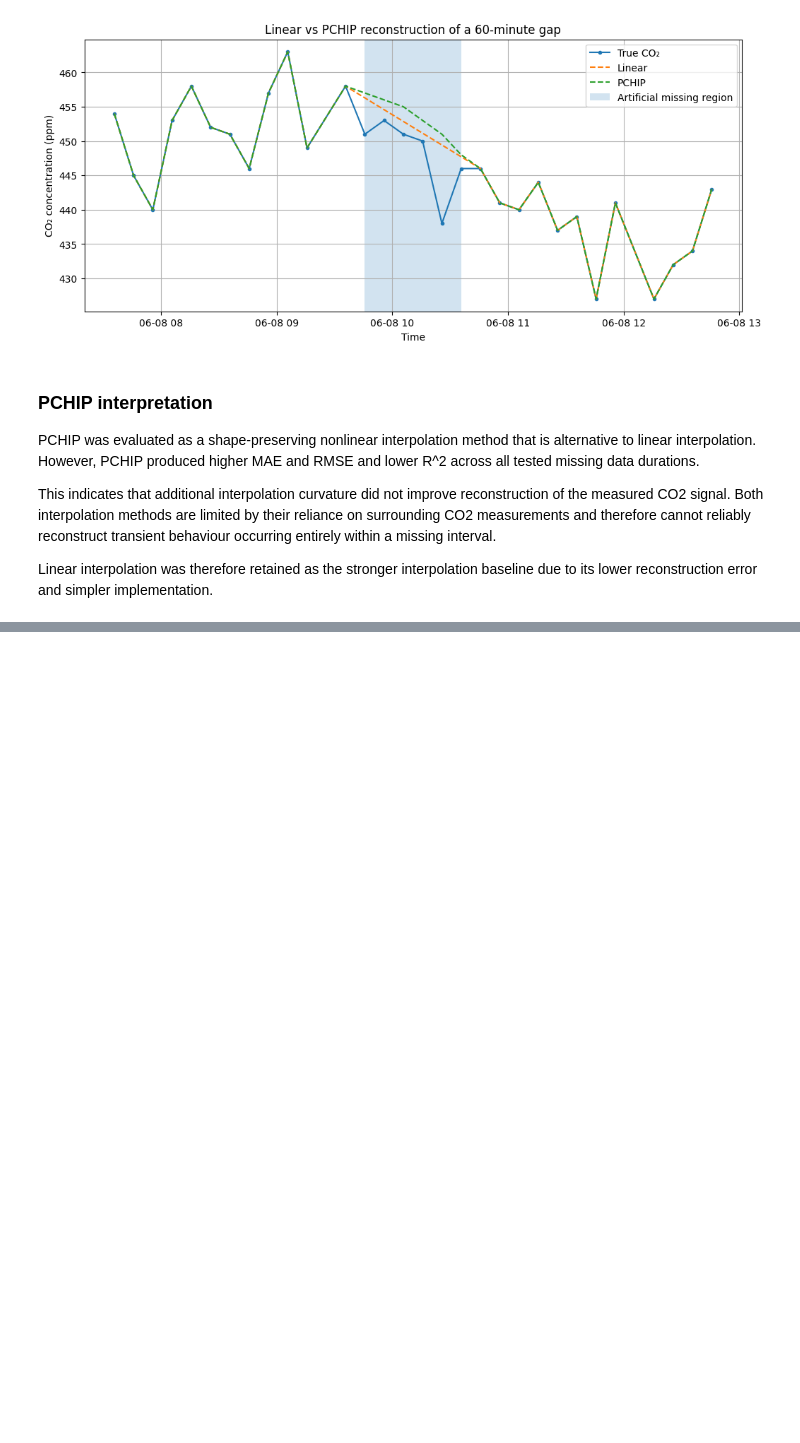
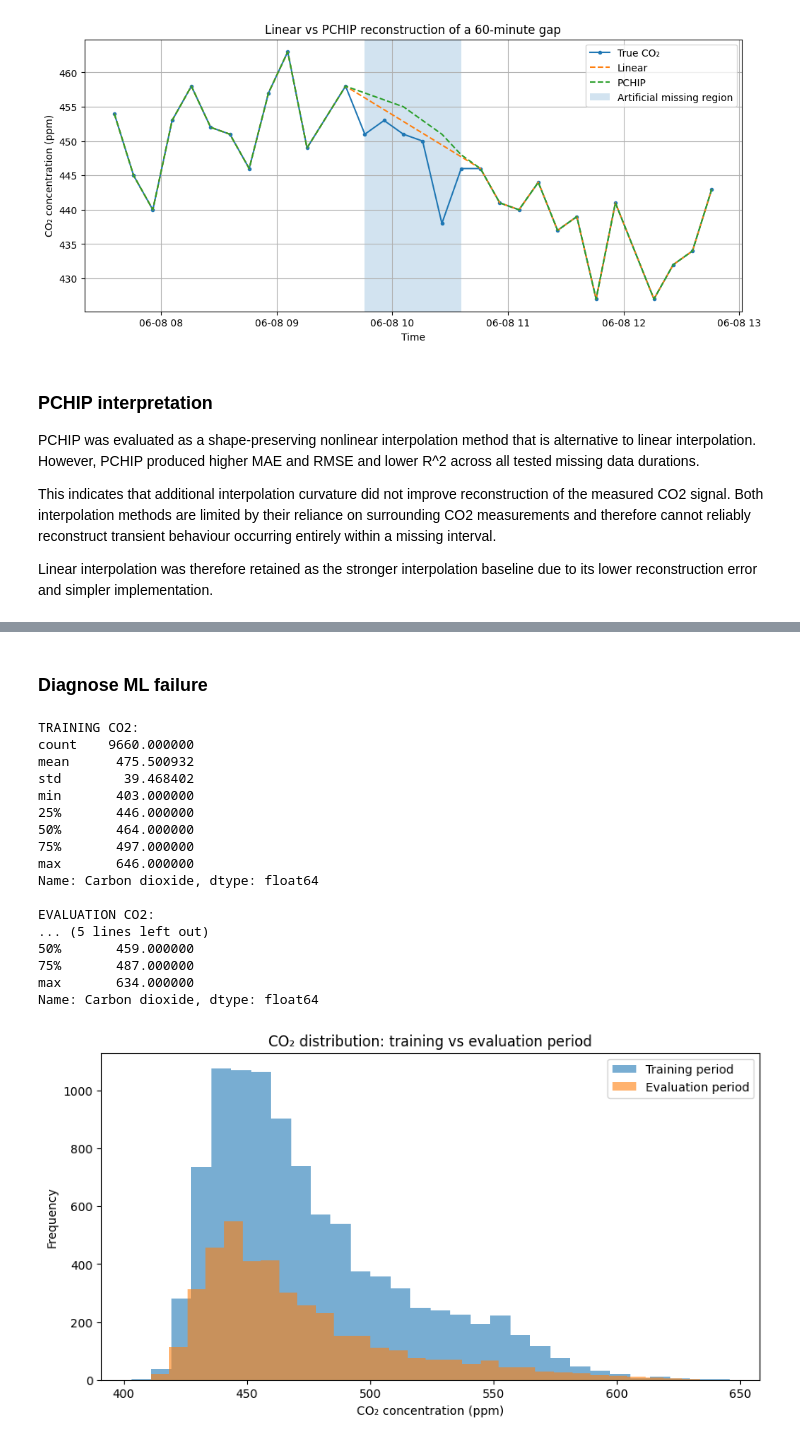
Before and after one commit to erica-teoh/MMA3001-CO2-Reconstruction, a Jupyter notebook: MMA3001_CO2_Reconstruction.ipynb, the cells around one changed output, grey strips where cells are left out. Cells and saved outputs as stored; diff of their text form; code cells hidden in the pictures; blank space fills up the shorter version.

```diff
--- a/MMA3001_CO2_Reconstruction.ipynb
+++ b/MMA3001_CO2_Reconstruction.ipynb
@@ -1002,0 +1163,50 @@ Linear interpolation was therefore retained as the stronger interpolation baseli
+# %% [markdown]
+### Diagnose ML failure
+# %%
+print("TRAINING CO2:")
+print(train_df["Carbon dioxide"].describe())
+
+print("\nEVALUATION CO2:")
+print(evaluation_df["Carbon dioxide"].describe())
+
+plt.figure(figsize=(10, 5))
+
+plt.hist(
+    train_df["Carbon dioxide"],
+    bins=30,
+    alpha=0.6,
+    label="Training period"
+)
+
+plt.hist(
+    evaluation_df["Carbon dioxide"],
+    bins=30,
+    alpha=0.6,
+    label="Evaluation period"
+)
+
+plt.xlabel("CO₂ concentration (ppm)")
+plt.ylabel("Frequency")
+plt.title("CO₂ distribution: training vs evaluation period")
+
+plt.legend()
+plt.show()
+# %% [output]
+TRAINING CO2:
+count    9660.000000
+mean      475.500932
+std        39.468402
+min       403.000000
+25%       446.000000
+50%       464.000000
+75%       497.000000
+max       646.000000
+Name: Carbon dioxide, dtype: float64
+
+EVALUATION CO2:
+... (5 lines left out)
+50%       459.000000
+75%       487.000000
+max       634.000000
+Name: Carbon dioxide, dtype: float64
+[figure, added]
```
Also changed, not shown: parts of 15 cells of this notebook.
